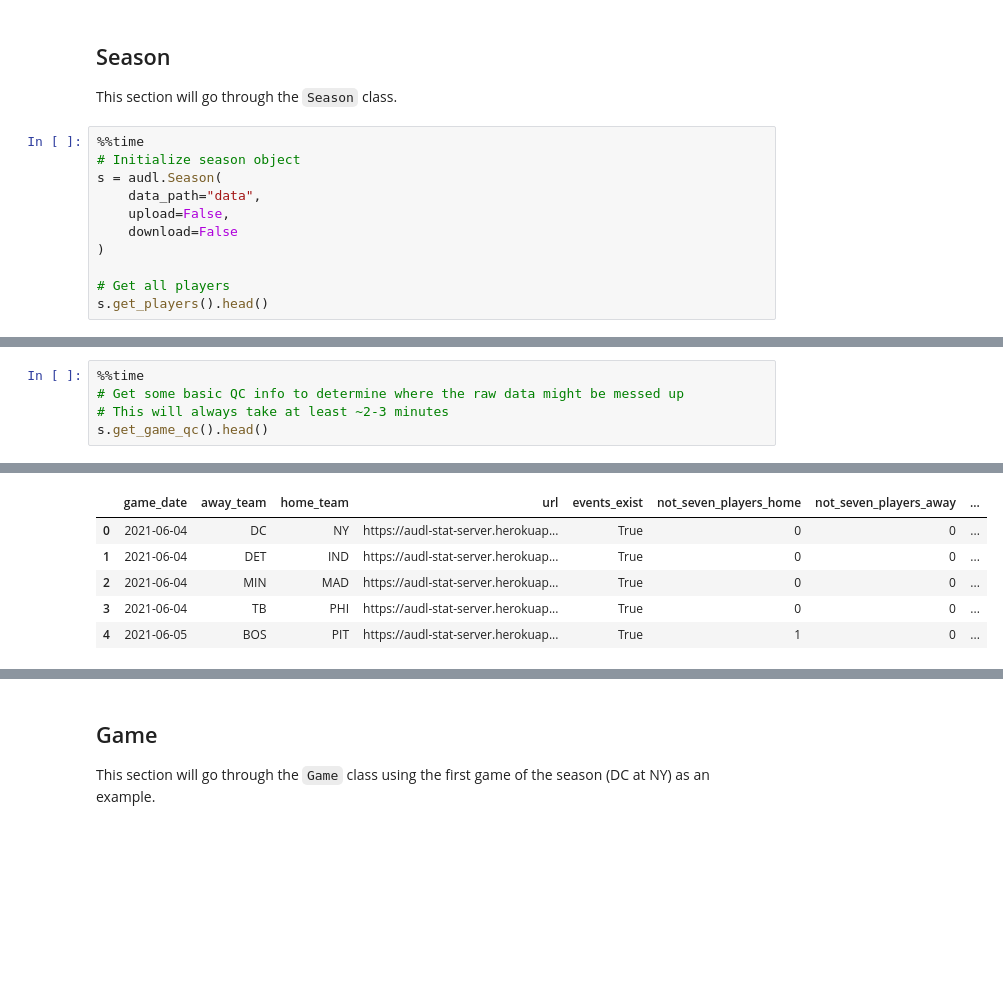
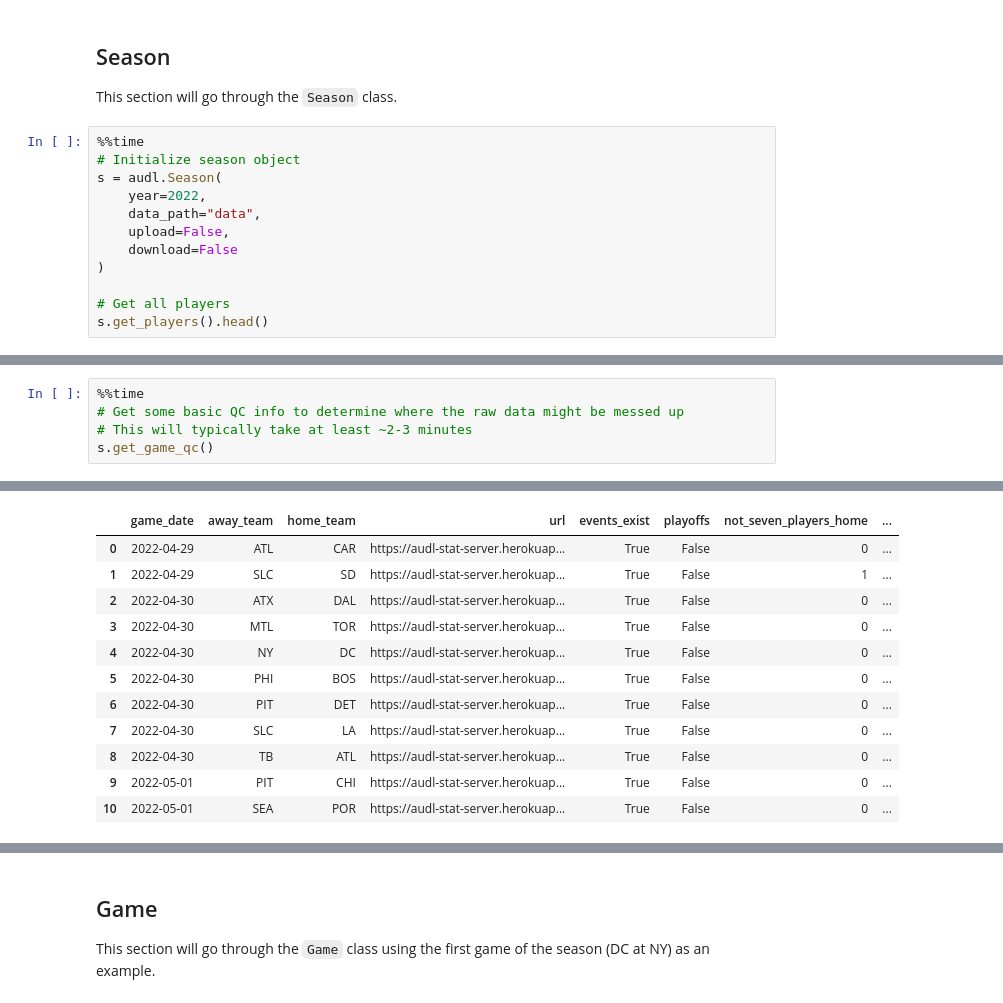
Before and after one commit to JohnLithio/AUDL-Advanced-Stats, a Jupyter notebook: Example.ipynb, the cells around one changed output, grey strips where cells are left out. Cells and saved outputs as stored; diff of their text form; blank space fills up the shorter version.

```diff
--- a/Example.ipynb
+++ b/Example.ipynb
@@ -14,6 +14,7 @@ This section will go through the `Season` class.
 %%time
 # Initialize season object
 s = audl.Season(
+    year=2022,
     data_path="data",
     upload=False,
     download=False
@@ -69,6 +74,6 @@ Wall time: 12 ms
 # %%
 %%time
 # Get some basic QC info to determine where the raw data might be messed up
-# This will always take at least ~2-3 minutes
-s.get_game_qc().head()
+# This will typically take at least ~2-3 minutes
+s.get_game_qc()
 # %% [output]
@@ -76,9 +82,15 @@ Wall time: 2min 26s
-|  | game_date | away_team | home_team | url | events_exist | not_seven_players_home | not_seven_players_away | ... |
-| 0 | 2021-06-04 | DC | NY | https://audl-stat-server.herokuap... | True | 0 | 0 | ... |
-| 1 | 2021-06-04 | DET | IND | https://audl-stat-server.herokuap... | True | 0 | 0 | ... |
-| 2 | 2021-06-04 | MIN | MAD | https://audl-stat-server.herokuap... | True | 0 | 0 | ... |
-| 3 | 2021-06-04 | TB | PHI | https://audl-stat-server.herokuap... | True | 0 | 0 | ... |
-| 4 | 2021-06-05 | BOS | PIT | https://audl-stat-server.herokuap... | True | 1 | 0 | ... |
+|  | game_date | away_team | home_team | url | events_exist | playoffs | not_seven_players_home | ... |
+| 0 | 2022-04-29 | ATL | CAR | https://audl-stat-server.herokuap... | True | False | 0 | ... |
+| 1 | 2022-04-29 | SLC | SD | https://audl-stat-server.herokuap... | True | False | 1 | ... |
+| 2 | 2022-04-30 | ATX | DAL | https://audl-stat-server.herokuap... | True | False | 0 | ... |
+| 3 | 2022-04-30 | MTL | TOR | https://audl-stat-server.herokuap... | True | False | 0 | ... |
+| 4 | 2022-04-30 | NY | DC | https://audl-stat-server.herokuap... | True | False | 0 | ... |
+| 5 | 2022-04-30 | PHI | BOS | https://audl-stat-server.herokuap... | True | False | 0 | ... |
+| 6 | 2022-04-30 | PIT | DET | https://audl-stat-server.herokuap... | True | False | 0 | ... |
+| 7 | 2022-04-30 | SLC | LA | https://audl-stat-server.herokuap... | True | False | 0 | ... |
+| 8 | 2022-04-30 | TB | ATL | https://audl-stat-server.herokuap... | True | False | 0 | ... |
+| 9 | 2022-05-01 | PIT | CHI | https://audl-stat-server.herokuap... | True | False | 0 | ... |
+| 10 | 2022-05-01 | SEA | POR | https://audl-stat-server.herokuap... | True | False | 0 | ... |
 # %%
 %%time
 # Player stats for each separate game
```
Also changed, not shown: parts of 21 cells of this notebook.
